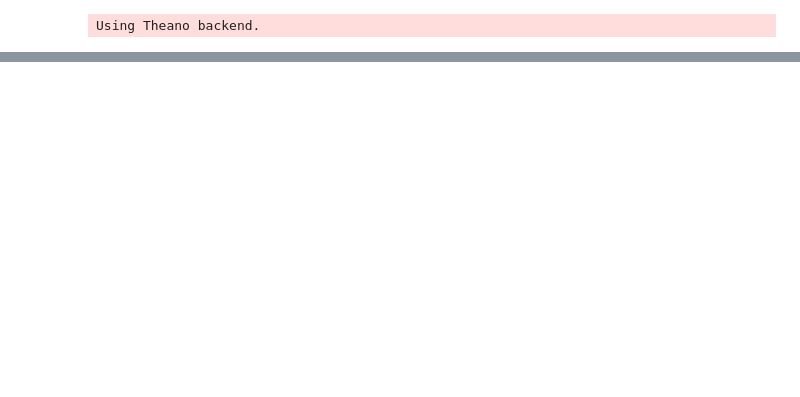
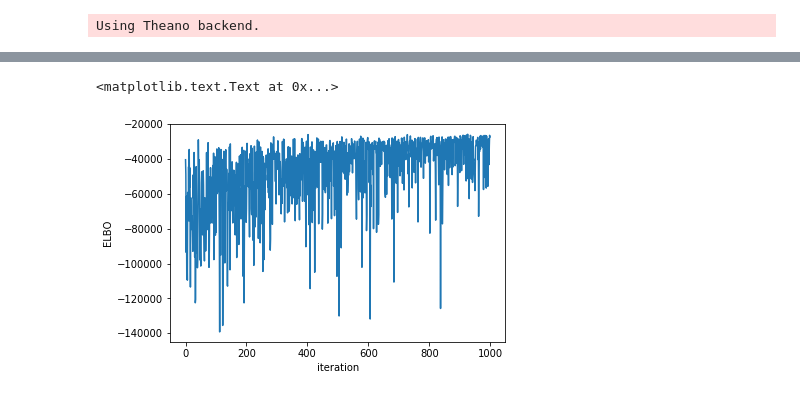
Before and after one commit to rab170/Bayesian-Neural-Networks, a Jupyter notebook: simple_BNN.ipynb, the cells around one changed output, grey strips where cells are left out. Cells and saved outputs as stored; diff of their text form; code cells hidden in the pictures; blank space fills up the shorter version.

```diff
--- a/simple_BNN.ipynb
+++ b/simple_BNN.ipynb
@@ -111,0 +121,7 @@ Accuracy = 100.0%
+# %%
+plt.plot(v_params.elbo_vals);
+plt.ylabel('ELBO')
+plt.xlabel('iteration')
+# %% [output]
+<matplotlib.text.Text at 0x...>
+[figure, added]
```
Also changed, not shown: parts of 11 cells of this notebook.
